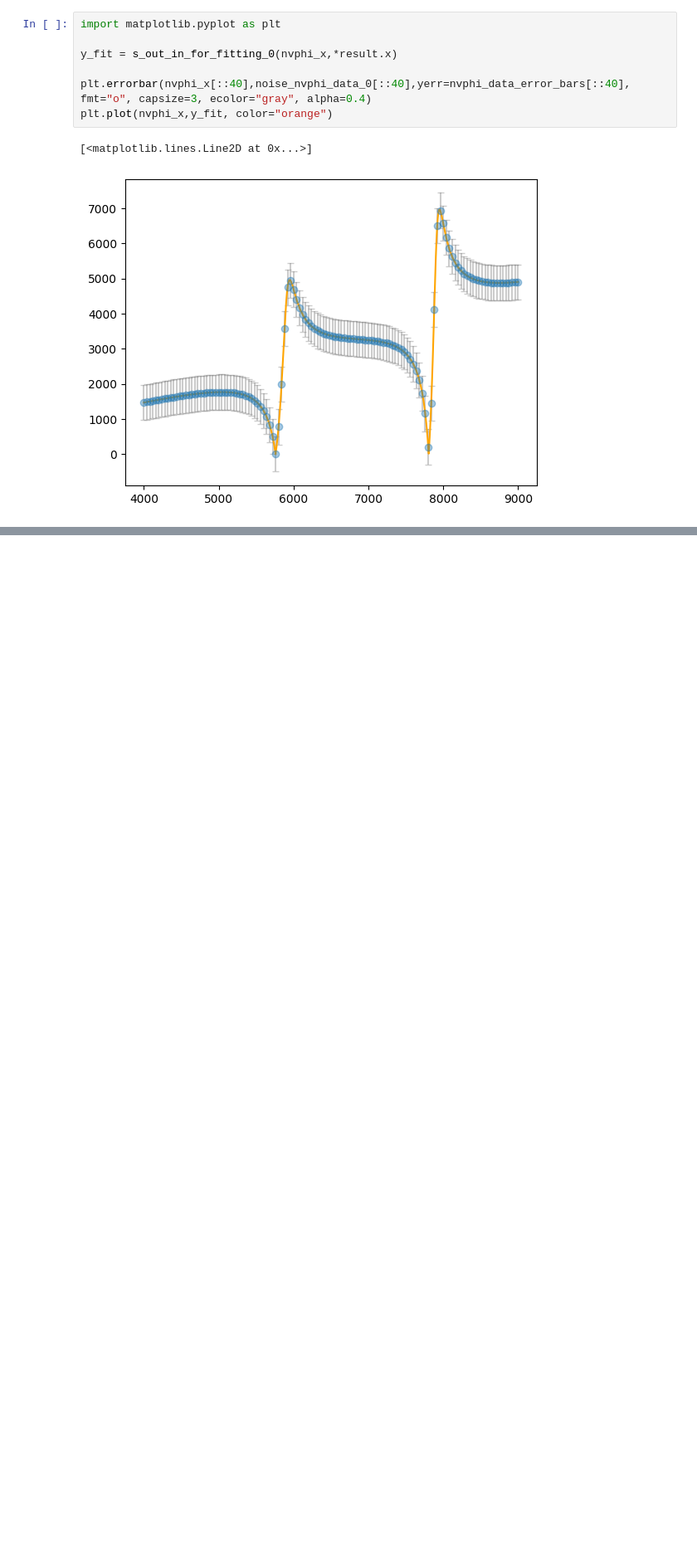
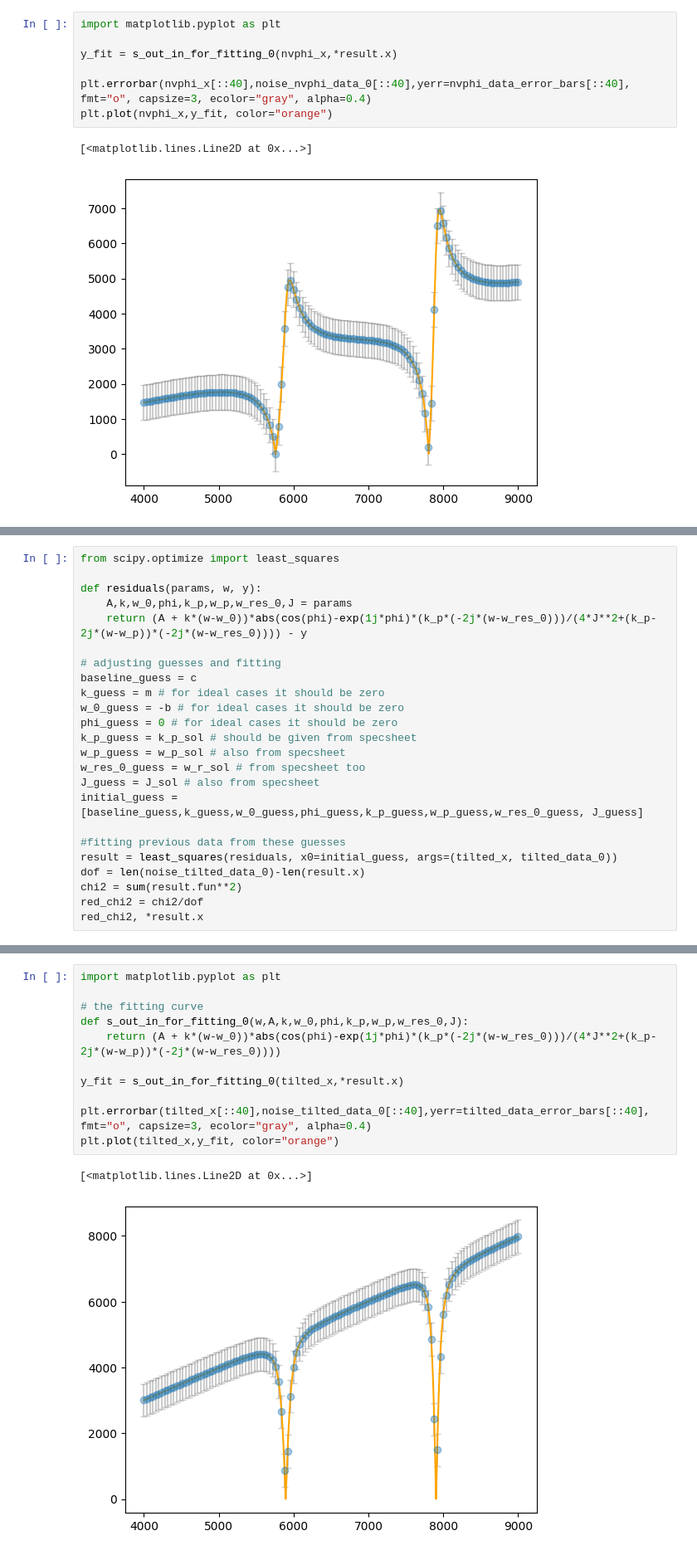
Before and after one commit to Giuhcs/purcell_filter_model, a Jupyter notebook: main.ipynb, the cells around one changed output, grey strips where cells are left out. Shown at 83% size. Drawn from its saved outputs; the diff is of its cells as text; blank space fills up the shorter version.

```diff
--- a/main.ipynb
+++ b/main.ipynb
@@ -383,0 +488,24 @@ plt.plot(nvphi_x,y_fit, color="orange")
+# %%
+from scipy.optimize import least_squares
+
+def residuals(params, w, y):
+    A,k,w_0,phi,k_p,w_p,w_res_0,J = params
+    return (A + k*(w-w_0))*abs(cos(phi)-exp(1j*phi)*(k_p*(-2j*(w-w_res_0)))/(4*J**2+(k_p-2j*(w-w_p))*(-2j*(w-w_res_0)))) - y
+
+# adjusting guesses and fitting
+baseline_guess = c
+k_guess = m # for ideal cases it should be zero
+w_0_guess = -b # for ideal cases it should be zero
+phi_guess = 0 # for ideal cases it should be zero
+k_p_guess = k_p_sol # should be given from specsheet
+w_p_guess = w_p_sol # also from specsheet
+w_res_0_guess = w_r_sol # from specsheet too
+J_guess = J_sol # also from specsheet
+initial_guess = [baseline_guess,k_guess,w_0_guess,phi_guess,k_p_guess,w_p_guess,w_res_0_guess, J_guess]
+
+#fitting previous data from these guesses
+result = least_squares(residuals, x0=initial_guess, args=(tilted_x, tilted_data_0))
+dof = len(noise_tilted_data_0)-len(result.x)
+chi2 = sum(result.fun**2)
+red_chi2 = chi2/dof
+red_chi2, *result.x
@@ -383,0 +522,14 @@ plt.plot(nvphi_x,y_fit, color="orange")
+# %%
+import matplotlib.pyplot as plt
+
+# the fitting curve
+def s_out_in_for_fitting_0(w,A,k,w_0,phi,k_p,w_p,w_res_0,J):
+    return (A + k*(w-w_0))*abs(cos(phi)-exp(1j*phi)*(k_p*(-2j*(w-w_res_0)))/(4*J**2+(k_p-2j*(w-w_p))*(-2j*(w-w_res_0))))
+
+y_fit = s_out_in_for_fitting_0(tilted_x,*result.x)
+
+plt.errorbar(tilted_x[::40],noise_tilted_data_0[::40],yerr=tilted_data_error_bars[::40], fmt="o", capsize=3, ecolor="gray", alpha=0.4)
+plt.plot(tilted_x,y_fit, color="orange")
+# %% [output]
+[<matplotlib.lines.Line2D at 0x...>]
+[figure, added]
```
Also changed, not shown: parts of 18 cells of this notebook, 1 other file.
